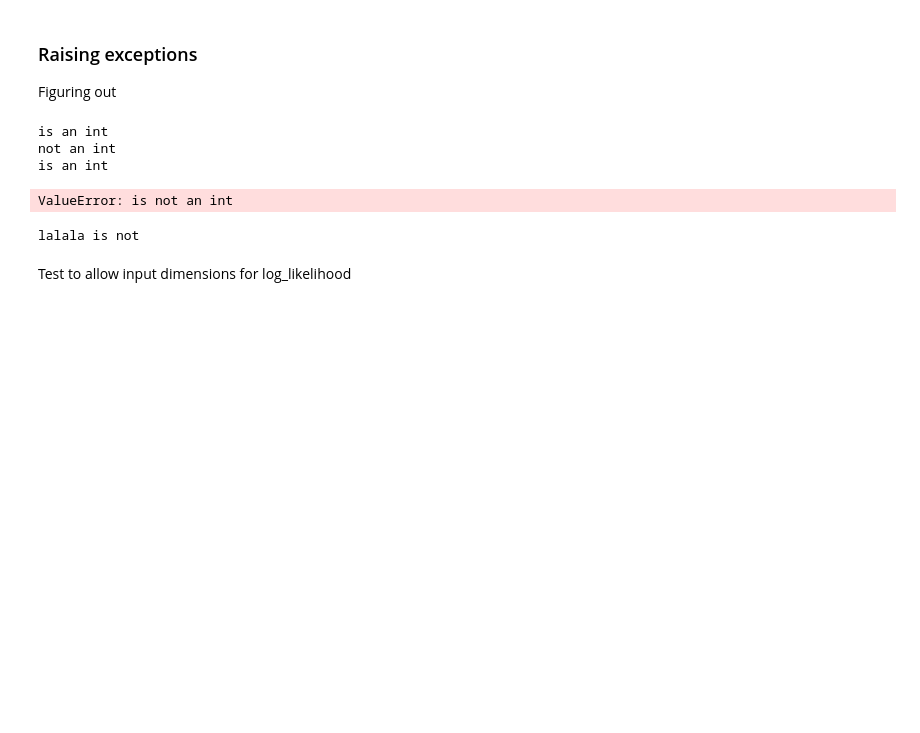
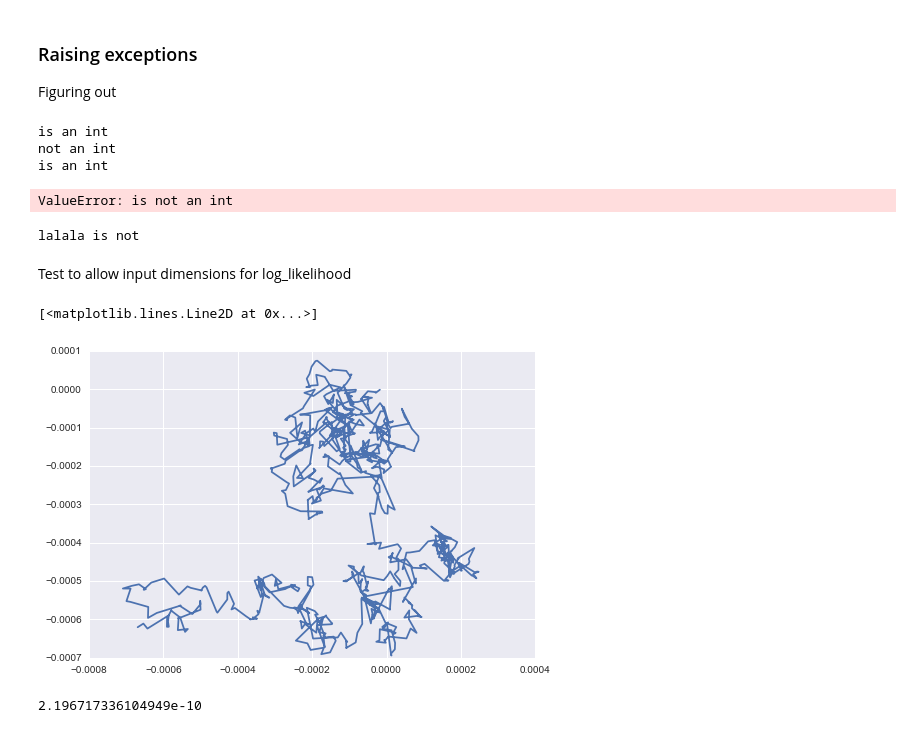
Before and after one commit to alanxzhou/Bayesian-Particle-Tracking, a Jupyter notebook: test.ipynb, the cells around one changed output. Cells and saved outputs as stored; diff of their text form; code cells hidden in the pictures; blank space fills up the shorter version.

```diff
--- a/test.ipynb
+++ b/test.ipynb
@@ -271,0 +274,13 @@ Test to allow input dimensions for log_likelihood
+# %%
+test_data = generator(1000,10**(-8),10**(-4),10**(-8),[0,0,0])
+test_data = diffusion(test_data)
+plt.plot(test_data.x, test_data.y)
+# %% [output]
+[<matplotlib.lines.Line2D at 0x...>]
+[figure, added]
+# %%
+maxindex = [np.max(logposteriorD)==logposteriorD]
+np.argmax(logposteriorD)
+D[np.argmax(logposteriorD)]
+# %% [output]
+2.196717336104949e-10
```
Also changed, not shown: parts of 7 cells of this notebook, 10 other files.
